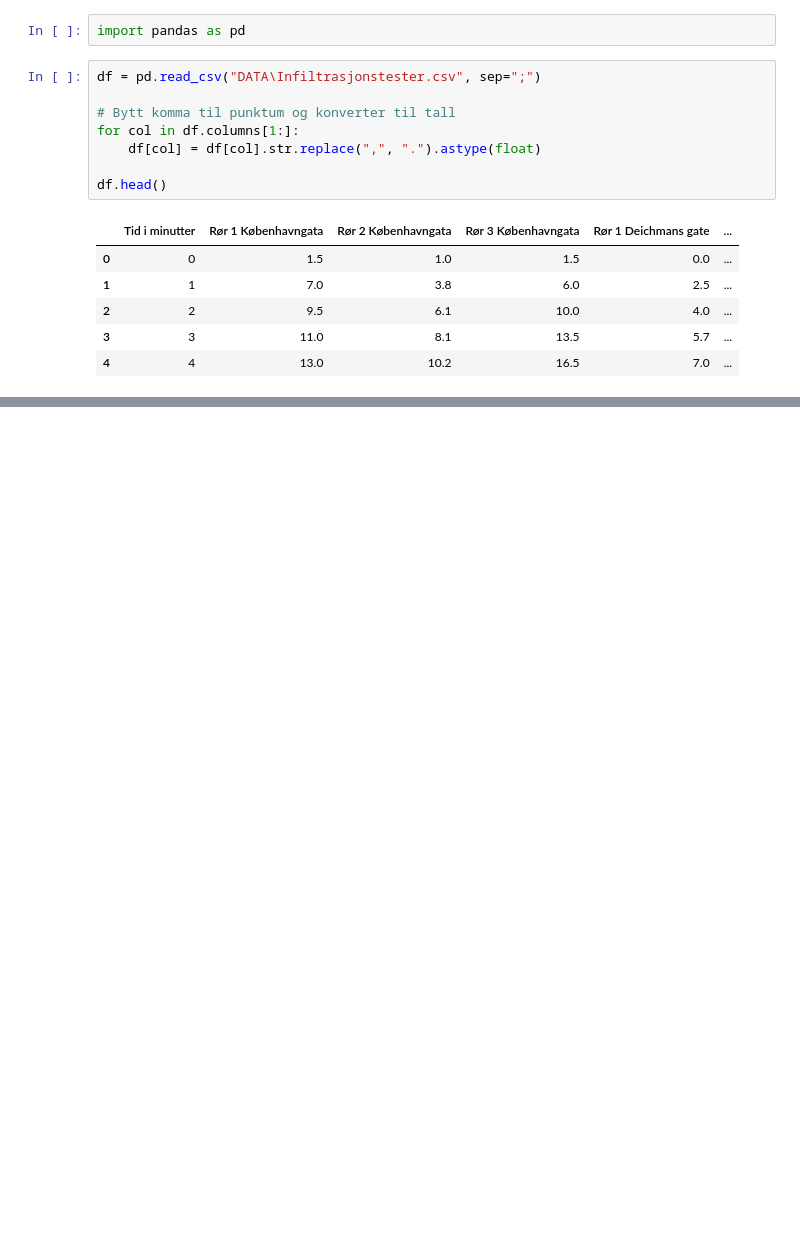
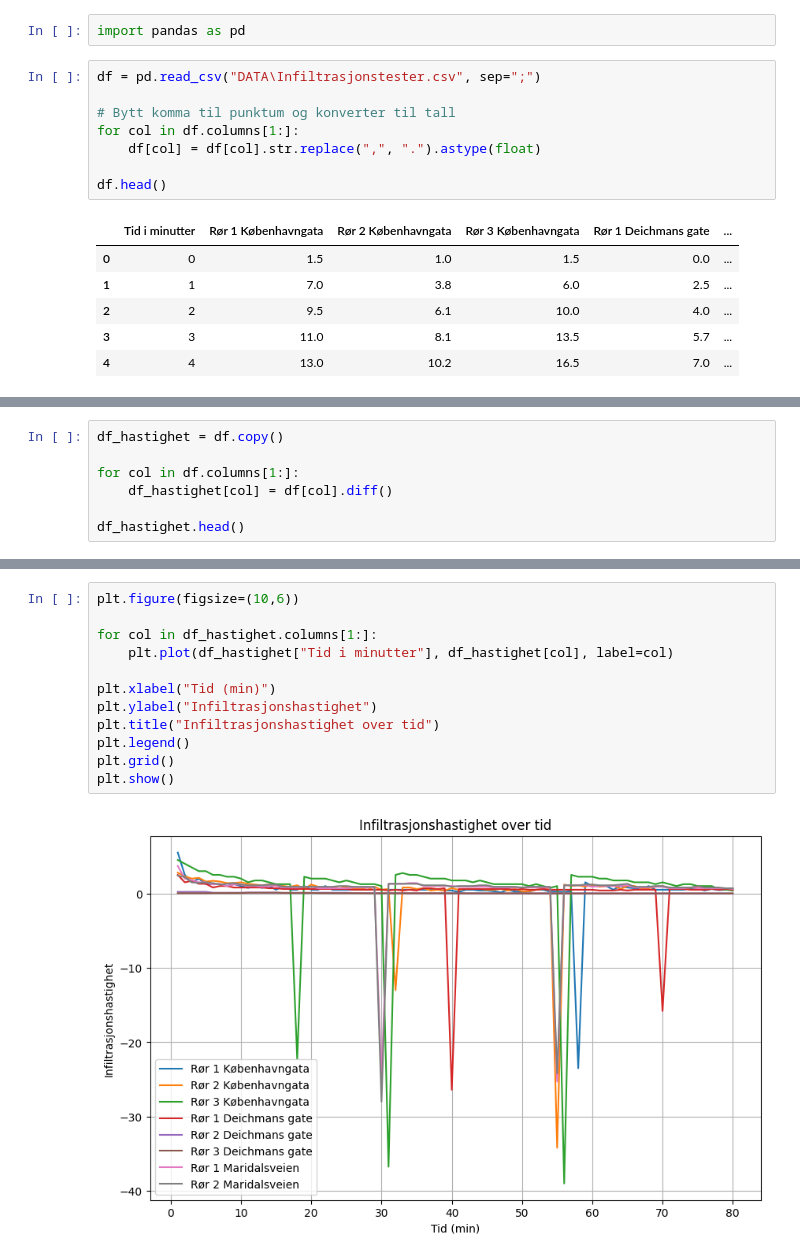
Before and after one commit to jsandtangen/Bachelor, a Jupyter notebook: notebook.ipynb, the cells around one changed output, grey strips where cells are left out. Saved outputs shown, nothing was run; the diff lists cells and outputs as text; blank space fills up the shorter version.

```diff
--- a/notebook.ipynb
+++ b/notebook.ipynb
@@ -17,0 +34,7 @@ df.head()
+# %%
+df_hastighet = df.copy()
+
+for col in df.columns[1:]:
+    df_hastighet[col] = df[col].diff()
+
+df_hastighet.head()
@@ -17,0 +48,14 @@ df.head()
+# %%
+plt.figure(figsize=(10,6))
+
+for col in df_hastighet.columns[1:]:
+    plt.plot(df_hastighet["Tid i minutter"], df_hastighet[col], label=col)
+
+plt.xlabel("Tid (min)")
+plt.ylabel("Infiltrasjonshastighet")
+plt.title("Infiltrasjonshastighet over tid")
+plt.legend()
+plt.grid()
+plt.show()
+# %% [output]
+[figure, added]
```
Also changed, not shown: parts of 3 cells of this notebook.
